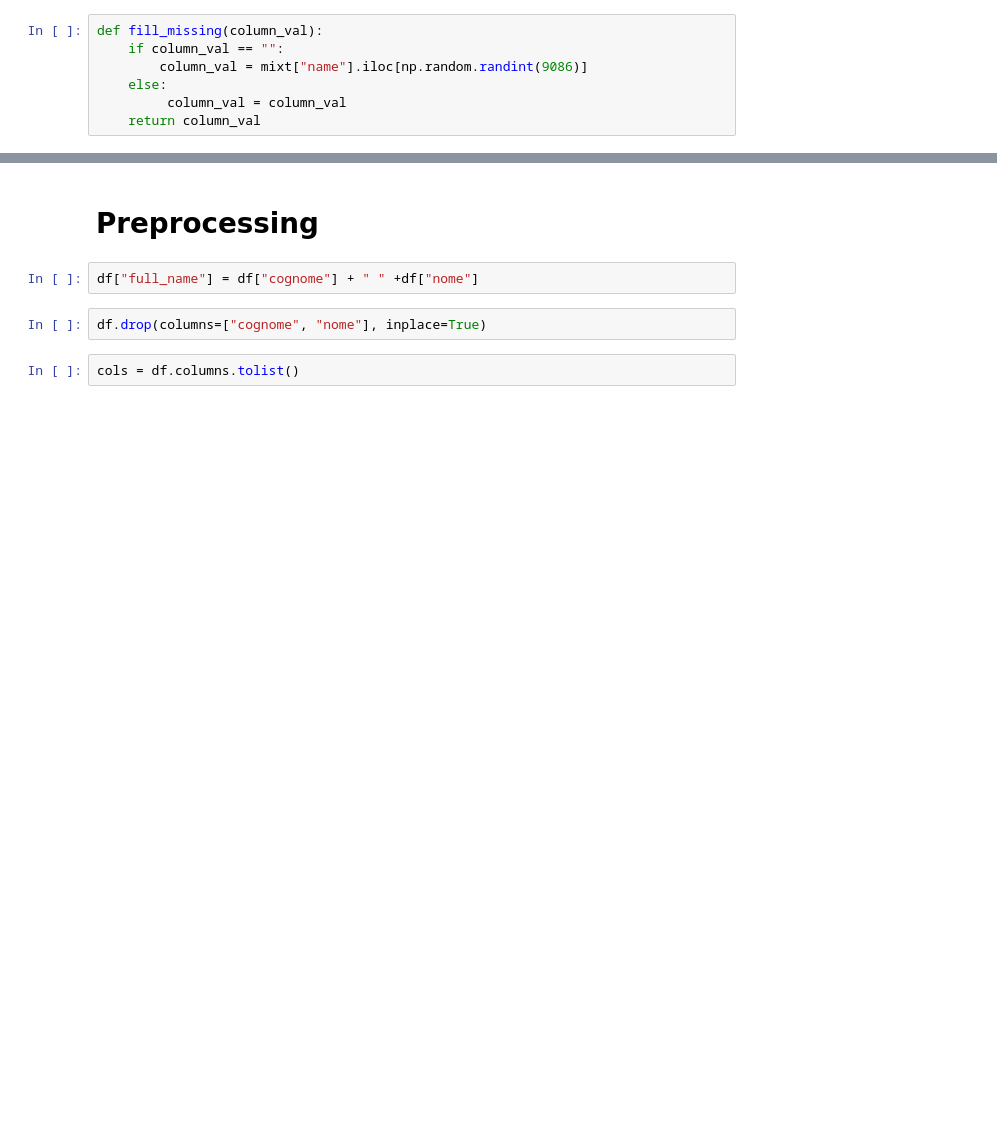
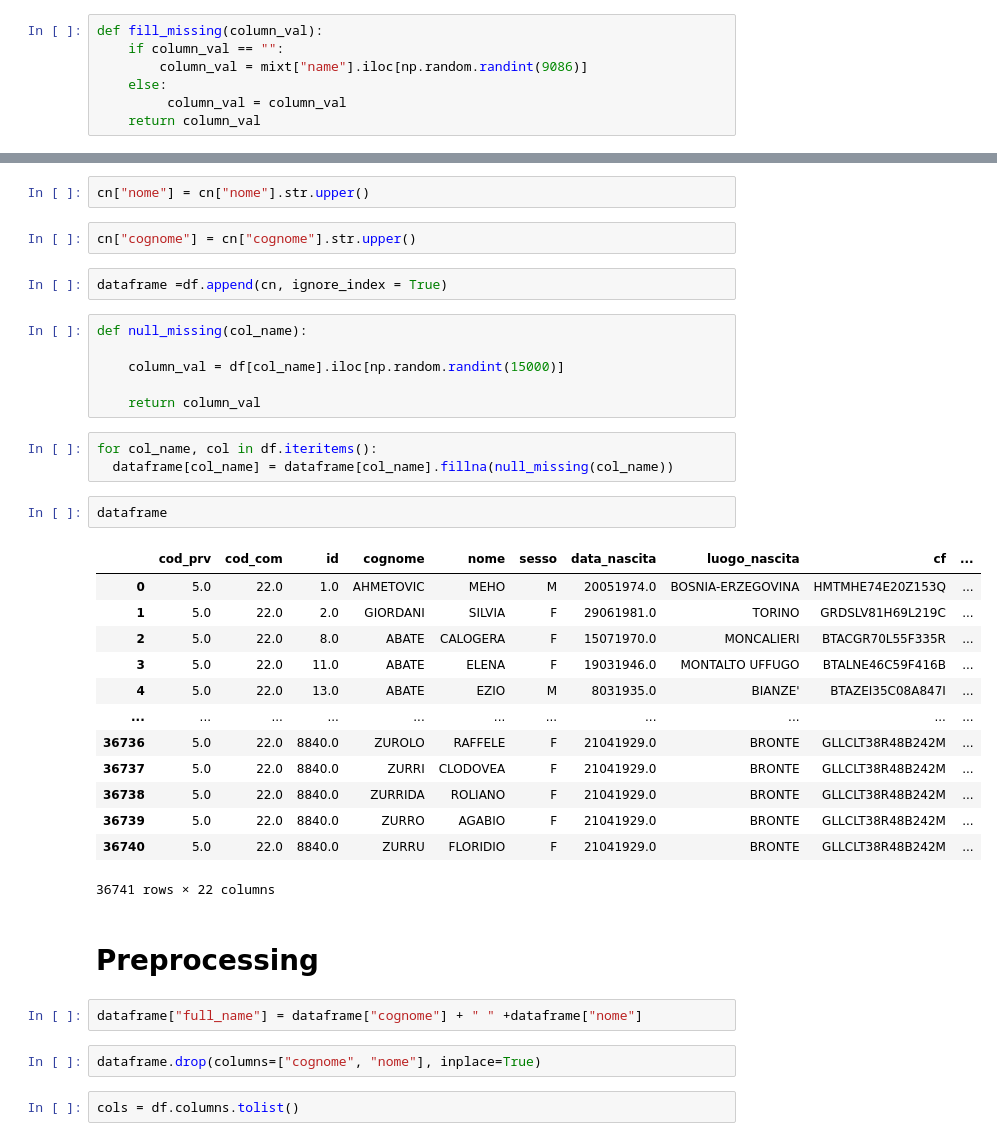
Before and after one commit to sergiorolnic/anonim, a Jupyter notebook: Untitled5.ipynb, the cells around one changed output, grey strips where cells are left out. Saved outputs shown, nothing was run; the diff lists cells and outputs as text; blank space fills up the shorter version.

```diff
--- a/Untitled5.ipynb
+++ b/Untitled5.ipynb
@@ -146,9 +155,40 @@ cn
+# %%
+cn["nome"] = cn["nome"].str.upper()
+# %%
+cn["cognome"] = cn["cognome"].str.upper()
+# %%
+dataframe =df.append(cn, ignore_index = True)
+# %%
+def null_missing(col_name):
+
+    column_val = df[col_name].iloc[np.random.randint(15000)]
+
+    return column_val
+# %%
+for col_name, col in df.iteritems():
+  dataframe[col_name] = dataframe[col_name].fillna(null_missing(col_name))
+# %%
+dataframe
+# %% [output]
+|  | cod_prv | cod_com | id | cognome | nome | sesso | data_nascita | luogo_nascita | cf | ... |
+| 0 | 5.0 | 22.0 | 1.0 | AHMETOVIC | MEHO | M | 20051974.0 | BOSNIA-ERZEGOVINA | HMTMHE74E20Z153Q | ... |
+| 1 | 5.0 | 22.0 | 2.0 | GIORDANI | SILVIA | F | 29061981.0 | TORINO | GRDSLV81H69L219C | ... |
+| 2 | 5.0 | 22.0 | 8.0 | ABATE | CALOGERA | F | 15071970.0 | MONCALIERI | BTACGR70L55F335R | ... |
+| 3 | 5.0 | 22.0 | 11.0 | ABATE | ELENA | F | 19031946.0 | MONTALTO UFFUGO | BTALNE46C59F416B | ... |
+| 4 | 5.0 | 22.0 | 13.0 | ABATE | EZIO | M | 8031935.0 | BIANZE' | BTAZEI35C08A847I | ... |
+| ... | ... | ... | ... | ... | ... | ... | ... | ... | ... | ... |
+| 36736 | 5.0 | 22.0 | 8840.0 | ZUROLO | RAFFELE | F | 21041929.0 | BRONTE | GLLCLT38R48B242M | ... |
+| 36737 | 5.0 | 22.0 | 8840.0 | ZURRI | CLODOVEA | F | 21041929.0 | BRONTE | GLLCLT38R48B242M | ... |
+| 36738 | 5.0 | 22.0 | 8840.0 | ZURRIDA | ROLIANO | F | 21041929.0 | BRONTE | GLLCLT38R48B242M | ... |
+| 36739 | 5.0 | 22.0 | 8840.0 | ZURRO | AGABIO | F | 21041929.0 | BRONTE | GLLCLT38R48B242M | ... |
+| 36740 | 5.0 | 22.0 | 8840.0 | ZURRU | FLORIDIO | F | 21041929.0 | BRONTE | GLLCLT38R48B242M | ... |
+36741 rows × 22 columns
 # %% [markdown]
 # Preprocessing
 # %%
-df["full_name"] = df["cognome"] + " " +df["nome"]
+dataframe["full_name"] = dataframe["cognome"] + " " +dataframe["nome"]
 # %%
-df.drop(columns=["cognome", "nome"], inplace=True)
+dataframe.drop(columns=["cognome", "nome"], inplace=True)
 # %%
 cols = df.columns.tolist()
 # %%
```
Also changed, not shown: parts of 29 cells of this notebook.
